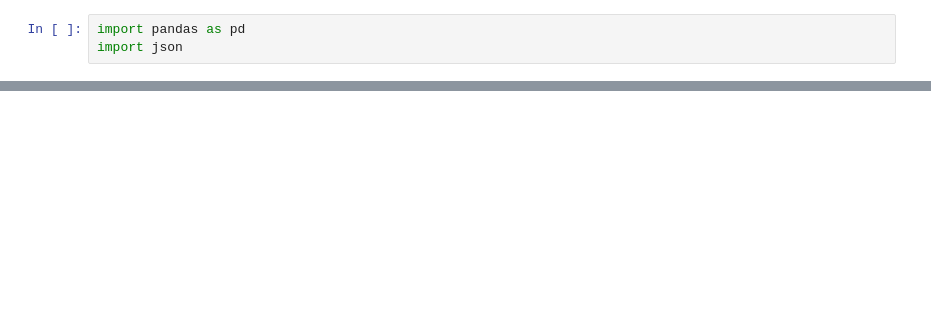
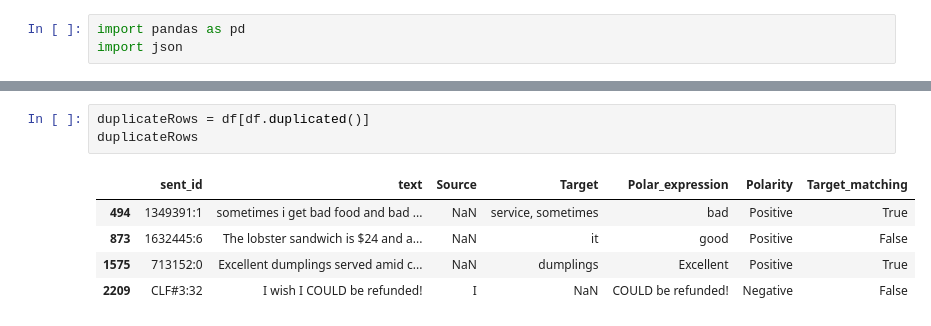
Before and after one commit to Nana2929/ckip_absa_en, a Jupyter notebook: notebooks/32.0-semeval16-csv-convert.ipynb, the cells around one changed output, grey strips where cells are left out. Cells and saved outputs as stored; diff of their text form; blank space fills up the shorter version.

```diff
--- a/notebooks/32.0-semeval16-csv-convert.ipynb
+++ b/notebooks/32.0-semeval16-csv-convert.ipynb
@@ -20,0 +22,9 @@ df
+# %%
+duplicateRows = df[df.duplicated()]
+duplicateRows
+# %% [output]
+|  | sent_id | text | Source | Target | Polar_expression | Polarity | Target_matching |
+| 494 | 1349391:1 | sometimes i get bad food and bad ... | NaN | service, sometimes | bad | Positive | True |
+| 873 | 1632445:6 | The lobster sandwich is $24 and a... | NaN | it | good | Positive | False |
+| 1575 | 713152:0 | Excellent dumplings served amid c... | NaN | dumplings | Excellent | Positive | True |
+| 2209 | CLF#3:32 | I wish I COULD be refunded! | I | NaN | COULD be refunded! | Negative | False |
```
Also changed, not shown: parts of 11 cells of this notebook, 1 other file.
